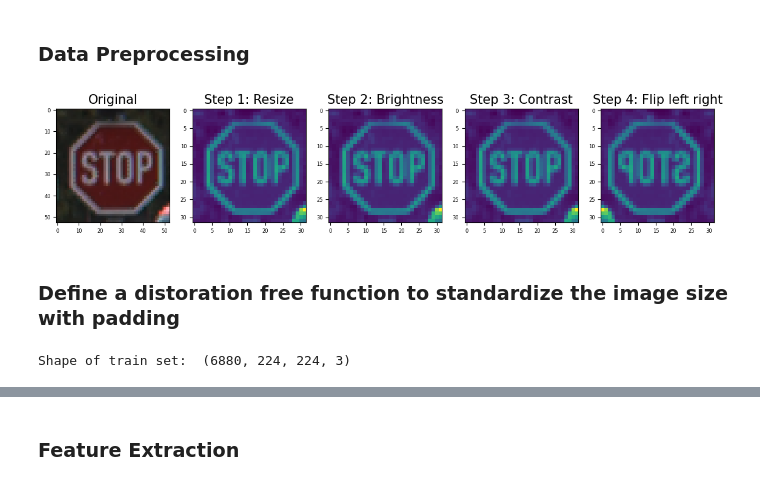
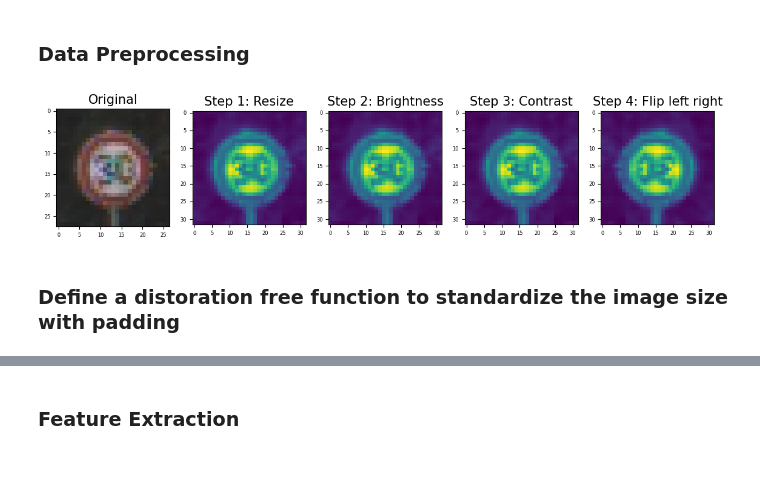
Before and after one commit to teddy661/281-final-project, a Jupyter notebook: Sign_EDA.ipynb, the cells around one changed output, grey strips where cells are left out. Saved outputs shown, nothing was run; the diff lists cells and outputs as text; code cells hidden in the pictures.

```diff
--- a/Sign_EDA.ipynb
+++ b/Sign_EDA.ipynb
@@ -257,15 +257,6 @@ print(np.bincount(test_class_id))
 - Based on the above bin counts, the minimum count of the 43 classes is 210 for the train dataset.  We will choose a ramdon set of 200 images from each class to set up a sample train dataset for our project.  This uniform sampling will ensure a balanced training dataset. The new train dataset will have 8600 images
 
 - Based on the above bin counts, the minimum count of the classes is 60 for the test dataset.  We will choose a randome set of 60 images from each class to set up a sample test dataset.  The new test dataset will have 2580 images.
-# %%
-# random shuffle the train and test class ids and image paths
-train_image_path, train_class_id = sklearn.utils.shuffle(
-    train_image_path, train_class_id, random_state=42
-)
-
-test_image_path, test_class_id = sklearn.utils.shuffle(
-    test_image_path, test_class_id, random_state=42
-)
 # %%
 # choose a random set of 200 images of each class from the train set
 random_sample_size_train = 200
@@ -304,21 +278,13 @@ NameError: name 'unique_class_id' is not defined
 # %%
 # use 20% of the train set as the validation set
-x_train, x_val, y_train, y_val = model_selection.train_test_split(
-    train_image_path_200,
-    train_class_id_200,
-    test_size=0.2,
-    random_state=42,
-    stratify=train_class_id_200,
-)
+split_index = int(train_classid.height * 0.8)
+train = train_classid.slice(0, split_index)
+val = train_classid.slice(split_index)
 
-# set x_test and y_test to the test set
-x_test = test_image_path_60
-y_test = test_class_id_60
-
-print("Total number of train images: ", len(x_train))
-print("Total number of train class ids: ", len(y_train))
-print("Total number of validation images: ", len(x_val))
-print("Total number of validation class ids: ", len(y_val))
-print("Total number of test images: ", len(x_test))
-print("Total number of test class ids: ", len(y_test))
+print("Total number of train images: ", train.height)
+print("Total number of train class ids: ", train.height)
+print("Total number of validation images: ", val.height)
+print("Total number of validation class ids: ", val.height)
+print("Total number of test images: ", test_classid.height)
+print("Total number of test class ids: ", test_classid.height)
 # %% [output]
@@ -447,7 +401,11 @@ tf.random.set_seed(1234)
 fig = plt.figure(figsize=(14, 12))
 
 # pull first image from data
-image = load_img(train_image_path[900])
+image = restore_image_from_list(
+        train[900]["Width"][0],
+        train[900]["Height"][0],
+        np.asarray(train[900]["Image"][0]),
+    )
 
 # plot original
 ax = fig.add_subplot(1, 5, 1)
@@ -462,34 +420,34 @@ img_io = tf.io.decode_png(img_io, channels=1)
 
 # 3. Convert to float32 in [0, 1] range
 img_io = tf.image.convert_image_dtype(img_io, tf.float32)
 
 # resize
 ax = fig.add_subplot(1, 5, 2)
 img_resize = tf.image.resize(img_io, size=(32, 32))
 ax.imshow(array_to_img(img_resize))
 ax.set_title("Step 1: Resize", size=15)
 
 # adjust brightness
 ax = fig.add_subplot(1, 5, 3)
 img_bright = tf.image.adjust_brightness(img_resize, 0.3)
 ax.imshow(array_to_img(img_bright))
 ax.set_title("Step 2: Brightness", size=15)
 
 
 # adjust contrast
 ax = fig.add_subplot(1, 5, 4)
 img_contrast = tf.image.adjust_contrast(img_bright, contrast_factor=3)
 ax.imshow(array_to_img(img_contrast))
 ax.set_title("Step 3: Contrast", size=15)
 
 
 # flip left right
 ax = fig.add_subplot(1, 5, 5)
 img_flip = tf.image.flip_left_right(img_contrast)
 ax.imshow(array_to_img(img_flip))
 ax.set_title("Step 4: Flip left right", size=15);
 # %% [output]
-[figure, old version]
+[figure, new version]
 # %% [markdown]
 ### Define a distoration free function to standardize the image size with padding
 # %%
@@ -552,12 +510,10 @@ def apply_distorion_free_process(image_path, img_size):
 
     return resized_image, resized_image_np
 # %%
-# apply the distortion free process to the train, validation and test set
-x_train_new, x_train_np = apply_distorion_free_process(x_train, img_size)
+## apply the distortion free process to the train, validation and test set
+#x_train_new, x_train_np = apply_distorion_free_process(x_train, img_size)
 
 
 # print the shape of the train, validation and test set
-print("Shape of train set: ", x_train_np.shape)
+#rint("Shape of train set: ", x_train_np.shape)
-# %% [output]
-Shape of train set:  (6880, 224, 224, 3)
 # %%
```
Also changed, not shown: parts of 13 cells of this notebook.
